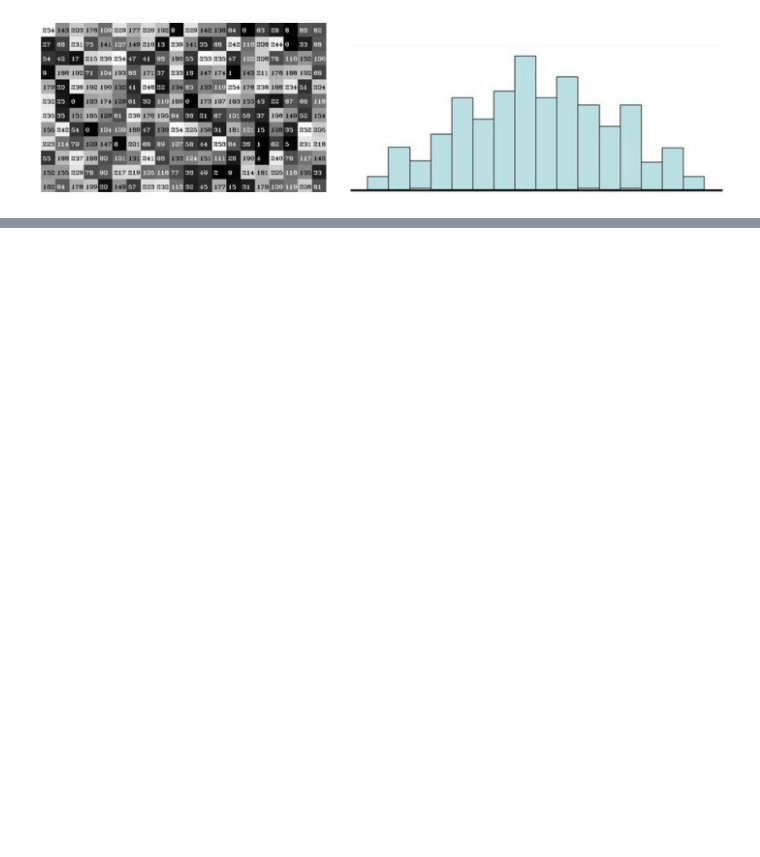
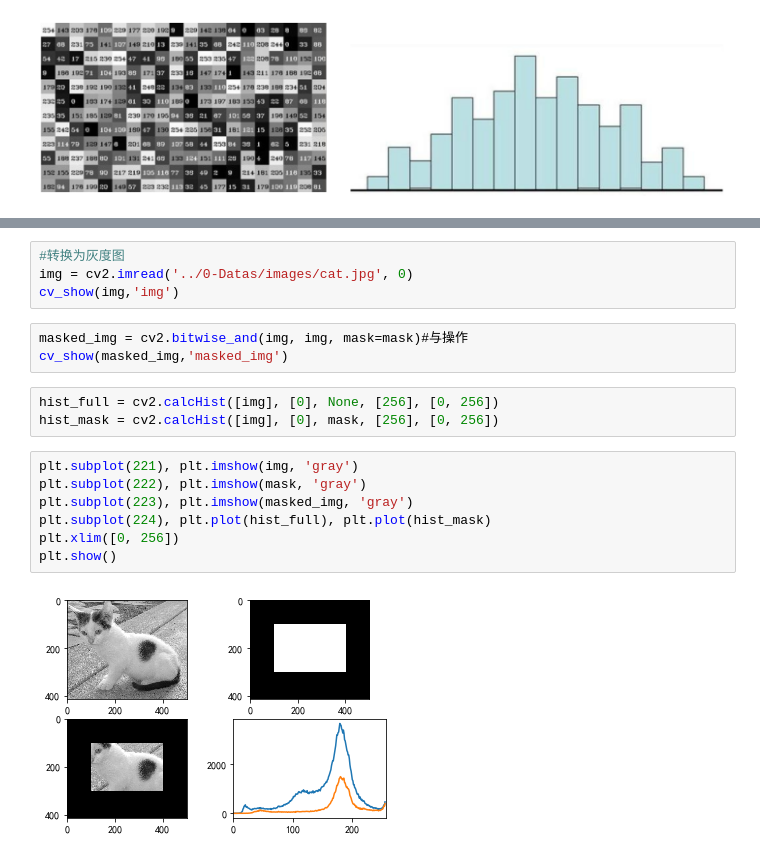
Before and after one commit to chinawyl/Machine_Learning, a Jupyter notebook: opencv/6-直方图与傅里叶变换/直方图与傅里叶变换.ipynb, the cells around one changed output, grey strips where cells are left out. Drawn from its saved outputs; the diff is of its cells as text; blank space fills up the shorter version.

```diff
--- a/opencv/6-直方图与傅里叶变换/直方图与傅里叶变换.ipynb
+++ b/opencv/6-直方图与傅里叶变换/直方图与傅里叶变换.ipynb
@@ -14,0 +54,19 @@ def cv_show(img,name):
+# %%
+#转换为灰度图
+img = cv2.imread('../0-Datas/images/cat.jpg', 0)
+cv_show(img,'img')
+# %%
+masked_img = cv2.bitwise_and(img, img, mask=mask)#与操作
+cv_show(masked_img,'masked_img')
+# %%
+hist_full = cv2.calcHist([img], [0], None, [256], [0, 256])
+hist_mask = cv2.calcHist([img], [0], mask, [256], [0, 256])
+# %%
+plt.subplot(221), plt.imshow(img, 'gray')
+plt.subplot(222), plt.imshow(mask, 'gray')
+plt.subplot(223), plt.imshow(masked_img, 'gray')
+plt.subplot(224), plt.plot(hist_full), plt.plot(hist_mask)
+plt.xlim([0, 256])
+plt.show()
+# %% [output]
+[figure, added]
```
Also changed, not shown: parts of 20 cells of this notebook.
